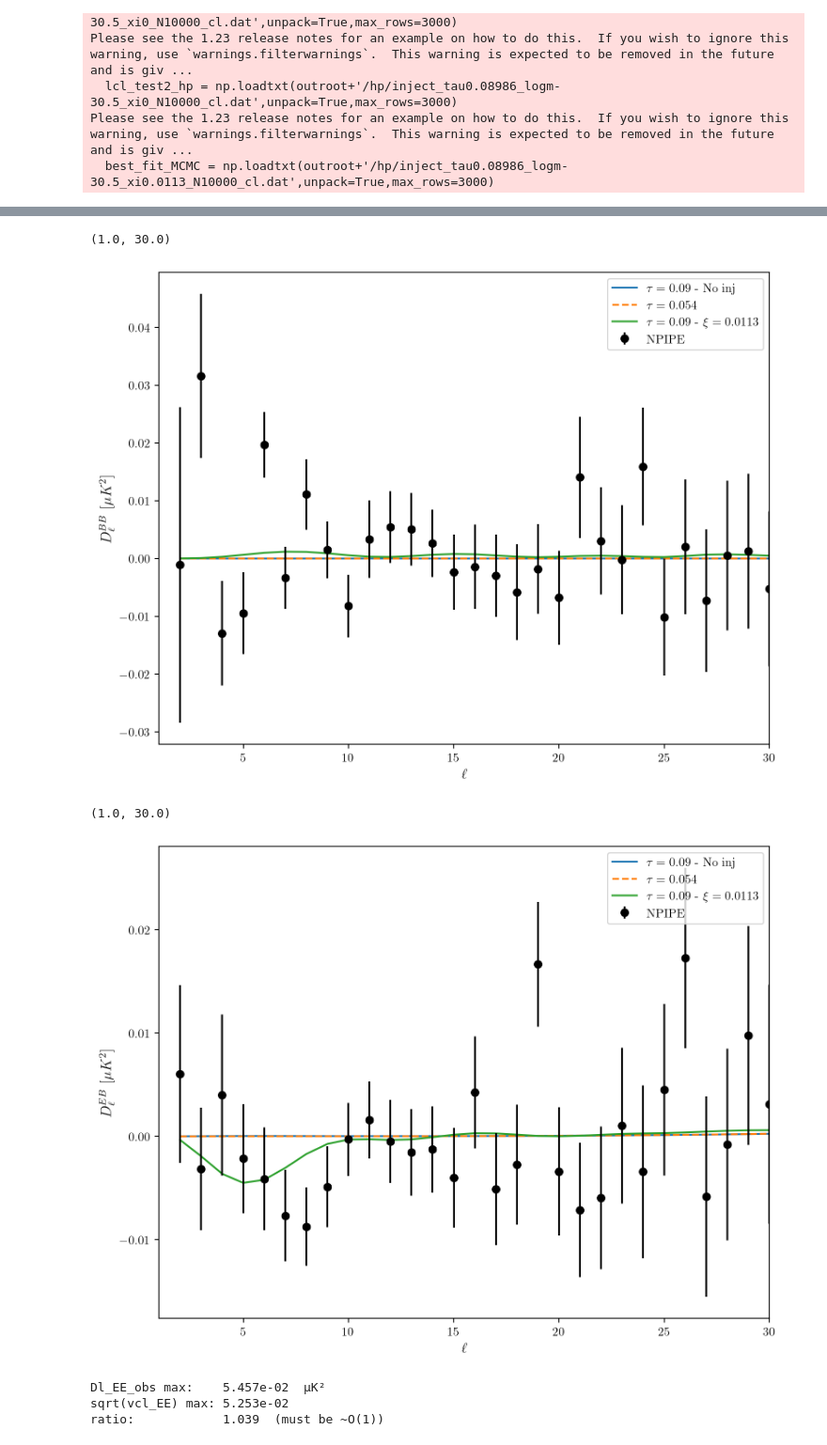
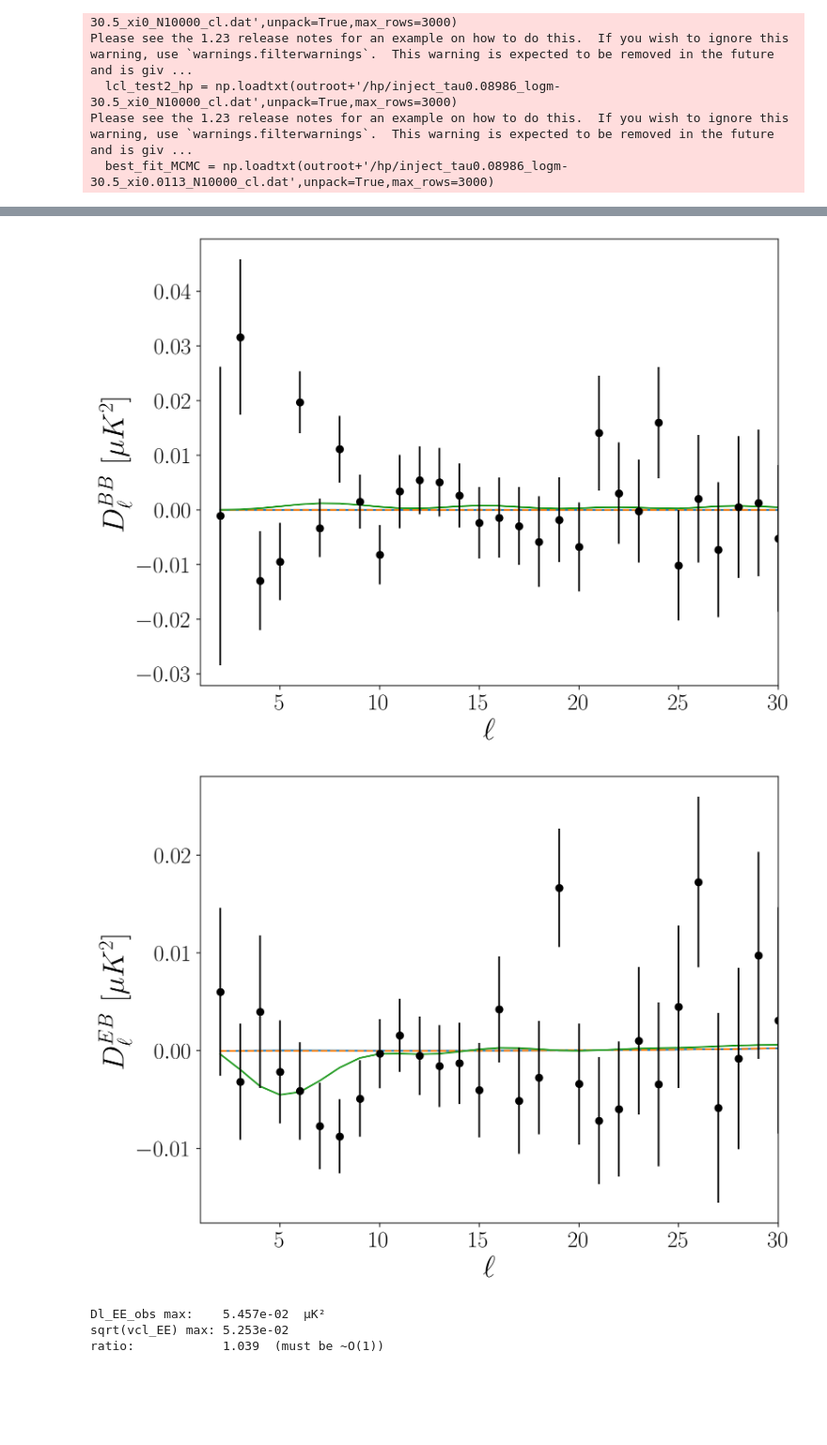
Before and after one commit to SirlettiSS/birefINJ, a Jupyter notebook: birefINJ/NPIPEdata_vs_Cells.ipynb, the cells around one changed output, grey strips where cells are left out. Shown at 94% size. Drawn from its saved outputs; the diff is of its cells as text; code cells hidden in the pictures; blank space fills up the shorter version.

```diff
--- a/birefINJ/NPIPEdata_vs_Cells.ipynb
+++ b/birefINJ/NPIPEdata_vs_Cells.ipynb
@@ -7,7 +7,7 @@ from astropy.io import fits
 import matplotlib.pyplot as plt
 
 dir_pyrefclass = '//Users/salvatoresamuelesirletti/pyrefCLASS' # directory of pyrefCLASS
-outroot = '/Users/salvatoresamuelesirletti/Desktop/Work/GitHub_projects/biref_iso_inject/biref_iso_inject/output/'
+outroot = '/Users/salvatoresamuelesirletti/Desktop/Work/GitHub_projects/birefINJ/birefINJ/output/'
 
 
 sys.path.append(dir_pyrefclass)
@@ -130,43 +135,53 @@ plt.ylim(-0.05, 0.11)
 # %%
 ## BB
+plt.figure(figsize=(9, 7))
+
 plt.plot(lcl_test2_hp[0][:30], lcl_test2_hp[4][:30] * TCMB_muK**2, label=r'$\tau = 0.09$ - No inj')
 plt.plot(lcl_test1_hp[0][:30], lcl_test1_hp[4][:30] * TCMB_muK**2, label=r'$\tau = 0.054$', ls='--')
 plt.plot(best_fit_MCMC[0][:], best_fit_MCMC[4][:] * TCMB_muK**2, label=r'$\tau = 0.09$ - $\xi = 0.0113$')
 
 plt.errorbar(lb, Dl_BB_obs, yerr=scl_BB, fmt='o', color='k', label='NPIPE')
 
-plt.xlabel(r'$\ell$', fontsize=12)
-plt.ylabel(r'$D^{BB}_{\ell} \,\, [\mu K^2]$', fontsize=12)
+plt.xlabel(r'$\ell$', fontsize=26)
+plt.ylabel(r'$D^{BB}_{\ell} \,\, [\mu K^2]$', fontsize=26)
+plt.tick_params(axis='both', which='major', labelsize=20)
 
-plt.legend()
+#plt.legend(fontsize=18)
 
 plt.xlim(1, 30)
 #plt.ylim(-0.05, 0.11)
 
+plt.savefig(f'fig_spectra_BB_logm-30.5.pdf', bbox_inches='tight')
+
+
 # plt.show()
 # %% [output]
-(1.0, 30.0)
-[figure, old version]
+[figure, new version]
 # %%
 ## EB
+plt.figure(figsize=(9, 7))
+
 plt.plot(lcl_test2_hp[0][:30], lcl_test2_hp[5][:30] * TCMB_muK**2, label=r'$\tau = 0.09$ - No inj')
 plt.plot(lcl_test1_hp[0][:30], lcl_test1_hp[5][:30] * TCMB_muK**2, label=r'$\tau = 0.054$', ls='--')
 plt.plot(best_fit_MCMC[0][:], best_fit_MCMC[5][:] * TCMB_muK**2, label=r'$\tau = 0.09$ - $\xi = 0.0113$')
 
 plt.errorbar(lb, Dl_EB_obs, yerr=scl_EB, fmt='o', color='k', label='NPIPE')
 
-plt.xlabel(r'$\ell$', fontsize=12)
-plt.ylabel(r'$D^{EB}_{\ell} \,\, [\mu K^2]$', fontsize=12)
+plt.xlabel(r'$\ell$', fontsize=26)
+plt.ylabel(r'$D^{EB}_{\ell} \,\, [\mu K^2]$', fontsize=26)
+plt.tick_params(axis='both', which='major', labelsize=20)
 
-plt.legend()
+#plt.legend(fontsize=18)
 
 plt.xlim(1, 30)
 #plt.ylim(-0.05, 0.11)
 
+plt.savefig(f'fig_spectra_EB_logm-30.5.pdf', bbox_inches='tight')
+
+
 # plt.show()
 # %% [output]
-(1.0, 30.0)
-[figure, old version]
+[figure, new version]
 # %%
 print(f"Dl_EE_obs max:    {Dl_EE_obs.max():.3e}  µK²")
 print(f"sqrt(vcl_EE) max: {np.sqrt(vcl_EE).max():.3e} ")
```
Also changed, not shown: parts of 2 cells of this notebook, 21 other files.
